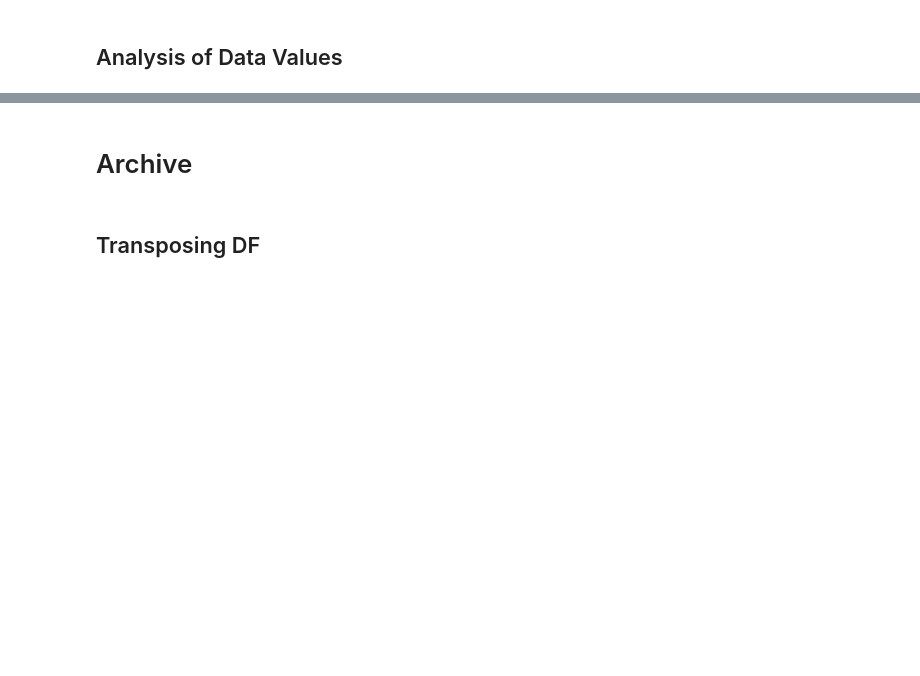
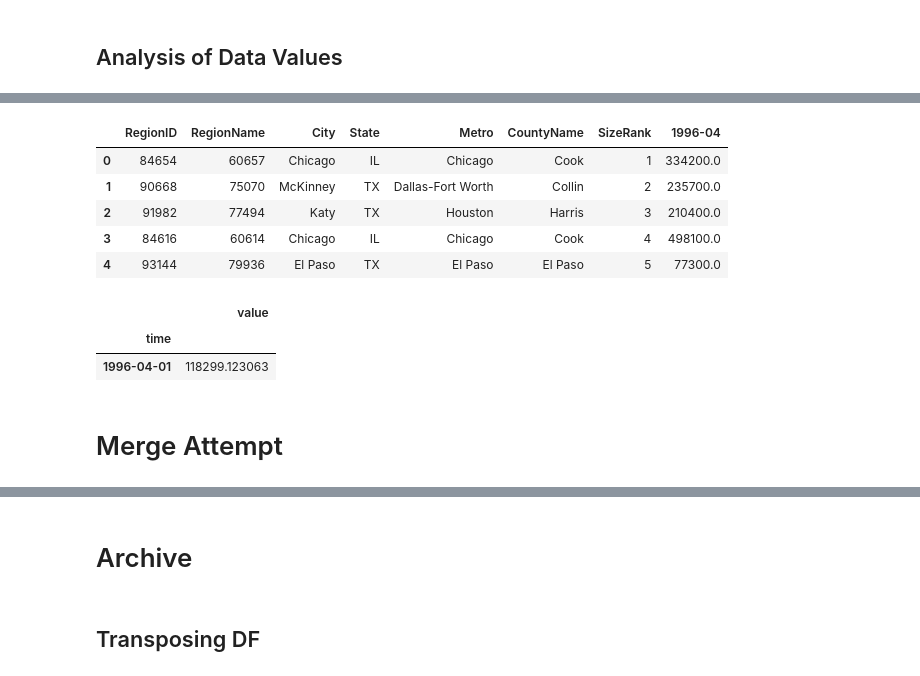
Before and after one commit to jxn628/dsc-phase-4-project-1, a Jupyter notebook: student.ipynb, the cells around one changed output, grey strips where cells are left out. Cells and saved outputs as stored; diff of their text form; code cells hidden in the pictures; blank space fills up the shorter version.

```diff
--- a/student.ipynb
+++ b/student.ipynb
@@ -194,4 +204,4 @@ That seems to have fixed it!
 # %% [markdown]
 ## Analysis of Data Values
 # %%
-df['RegionID_copy'] = df['RegionID']
+#df['RegionID_copy'] = df['RegionID']
@@ -197,0 +276,18 @@ df['RegionID_copy'] = df['RegionID']
+# %%
+melt_test = df.iloc[:, :8]
+melt_test.head()
+# %% [output]
+|  | RegionID | RegionName | City | State | Metro | CountyName | SizeRank | 1996-04 |
+| 0 | 84654 | 60657 | Chicago | IL | Chicago | Cook | 1 | 334200.0 |
+| 1 | 90668 | 75070 | McKinney | TX | Dallas-Fort Worth | Collin | 2 | 235700.0 |
+| 2 | 91982 | 77494 | Katy | TX | Houston | Harris | 3 | 210400.0 |
+| 3 | 84616 | 60614 | Chicago | IL | Chicago | Cook | 4 | 498100.0 |
+| 4 | 93144 | 79936 | El Paso | TX | El Paso | El Paso | 5 | 77300.0 |
+# %%
+melt_data(melt_test)
+# %% [output]
+|  | value |
+| time |  |
+| 1996-04-01 | 118299.123063 |
+# %% [markdown]
+# Merge Attempt
```
Also changed, not shown: parts of 42 cells of this notebook.
